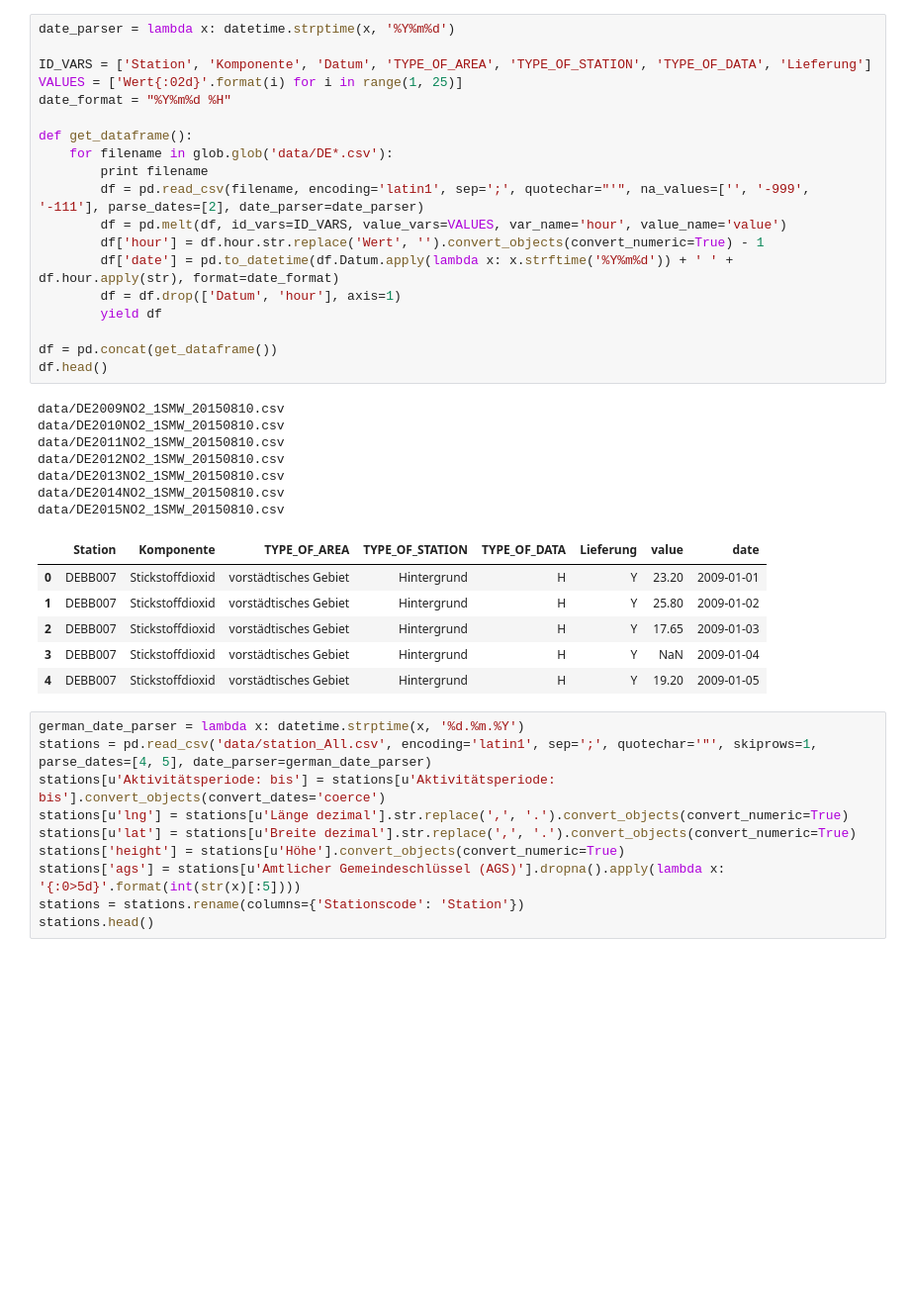
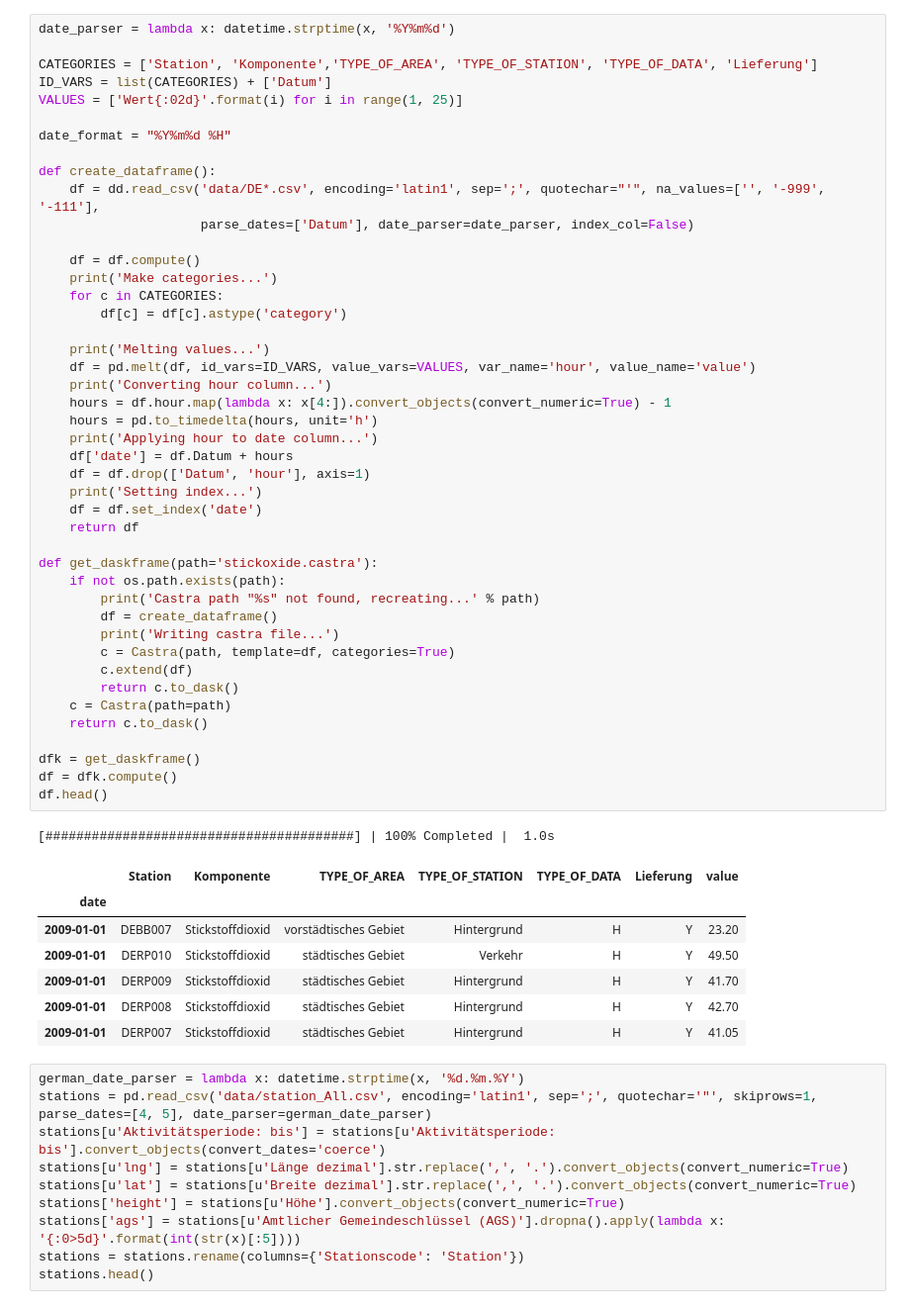
Before and after one commit to correctiv/stickoxide-notebook, a Jupyter notebook: stickoxide.ipynb, the cells around one changed output. Shown at 99% size. Saved outputs shown, nothing was run; the diff lists cells and outputs as text; blank space fills up the shorter version.

Commit message:
Update to use dask and castra to speed up reloading

```diff
--- a/stickoxide.ipynb
+++ b/stickoxide.ipynb
@@ -18,36 +29,56 @@ import seaborn as sns
 # %%
 date_parser = lambda x: datetime.strptime(x, '%Y%m%d')
 
-ID_VARS = ['Station', 'Komponente', 'Datum', 'TYPE_OF_AREA', 'TYPE_OF_STATION', 'TYPE_OF_DATA', 'Lieferung']
+CATEGORIES = ['Station', 'Komponente','TYPE_OF_AREA', 'TYPE_OF_STATION', 'TYPE_OF_DATA', 'Lieferung']
+ID_VARS = list(CATEGORIES) + ['Datum']
 VALUES = ['Wert{:02d}'.format(i) for i in range(1, 25)]
+
 date_format = "%Y%m%d %H"
 
-def get_dataframe():
-    for filename in glob.glob('data/DE*.csv'):
-        print filename
-        df = pd.read_csv(filename, encoding='latin1', sep=';', quotechar="'", na_values=['', '-999', '-111'], parse_dates=[2], date_parser=date_parser)
-        df = pd.melt(df, id_vars=ID_VARS, value_vars=VALUES, var_name='hour', value_name='value')
-        df['hour'] = df.hour.str.replace('Wert', '').convert_objects(convert_numeric=True) - 1
-        df['date'] = pd.to_datetime(df.Datum.apply(lambda x: x.strftime('%Y%m%d')) + ' ' + df.hour.apply(str), format=date_format)
-        df = df.drop(['Datum', 'hour'], axis=1)
-        yield df
+def create_dataframe():
+    df = dd.read_csv('data/DE*.csv', encoding='latin1', sep=';', quotechar="'", na_values=['', '-999', '-111'],
+                     parse_dates=['Datum'], date_parser=date_parser, index_col=False)
 
-df = pd.concat(get_dataframe())
+    df = df.compute()
+    print('Make categories...')
+    for c in CATEGORIES:
+        df[c] = df[c].astype('category')
+
+    print('Melting values...')
+    df = pd.melt(df, id_vars=ID_VARS, value_vars=VALUES, var_name='hour', value_name='value')
+    print('Converting hour column...')
+    hours = df.hour.map(lambda x: x[4:]).convert_objects(convert_numeric=True) - 1
+    hours = pd.to_timedelta(hours, unit='h')
+    print('Applying hour to date column...')
+    df['date'] = df.Datum + hours
+    df = df.drop(['Datum', 'hour'], axis=1)
+    print('Setting index...')
+    df = df.set_index('date')
+    return df
+
+def get_daskframe(path='stickoxide.castra'):
+    if not os.path.exists(path):
+        print('Castra path "%s" not found, recreating...' % path)
+        df = create_dataframe()
+        print('Writing castra file...')
+        c = Castra(path, template=df, categories=True)
+        c.extend(df)
+        return c.to_dask()
+    c = Castra(path=path)
+    return c.to_dask()
+
+dfk = get_daskframe()
+df = dfk.compute()
 df.head()
 # %% [output]
-data/DE2009NO2_1SMW_20150810.csv
-data/DE2010NO2_1SMW_20150810.csv
-data/DE2011NO2_1SMW_20150810.csv
-data/DE2012NO2_1SMW_20150810.csv
-data/DE2013NO2_1SMW_20150810.csv
-data/DE2014NO2_1SMW_20150810.csv
-data/DE2015NO2_1SMW_20150810.csv
+[########################################] | 100% Completed |  1.0s
-|  | Station | Komponente | TYPE_OF_AREA | TYPE_OF_STATION | TYPE_OF_DATA | Lieferung | value | date |
-| 0 | DEBB007 | Stickstoffdioxid | vorstädtisches Gebiet | Hintergrund | H | Y | 23.20 | 2009-01-01 |
-| 1 | DEBB007 | Stickstoffdioxid | vorstädtisches Gebiet | Hintergrund | H | Y | 25.80 | 2009-01-02 |
-| 2 | DEBB007 | Stickstoffdioxid | vorstädtisches Gebiet | Hintergrund | H | Y | 17.65 | 2009-01-03 |
-| 3 | DEBB007 | Stickstoffdioxid | vorstädtisches Gebiet | Hintergrund | H | Y | NaN | 2009-01-04 |
-| 4 | DEBB007 | Stickstoffdioxid | vorstädtisches Gebiet | Hintergrund | H | Y | 19.20 | 2009-01-05 |
+|  | Station | Komponente | TYPE_OF_AREA | TYPE_OF_STATION | TYPE_OF_DATA | Lieferung | value |
+| date |  |  |  |  |  |  |  |
+| 2009-01-01 | DEBB007 | Stickstoffdioxid | vorstädtisches Gebiet | Hintergrund | H | Y | 23.20 |
+| 2009-01-01 | DERP010 | Stickstoffdioxid | städtisches Gebiet | Verkehr | H | Y | 49.50 |
+| 2009-01-01 | DERP009 | Stickstoffdioxid | städtisches Gebiet | Hintergrund | H | Y | 41.70 |
+| 2009-01-01 | DERP008 | Stickstoffdioxid | städtisches Gebiet | Hintergrund | H | Y | 42.70 |
+| 2009-01-01 | DERP007 | Stickstoffdioxid | städtisches Gebiet | Hintergrund | H | Y | 41.05 |
 # %%
 german_date_parser = lambda x: datetime.strptime(x, '%d.%m.%Y')
 stations = pd.read_csv('data/station_All.csv', encoding='latin1', sep=';', quotechar='"', skiprows=1, parse_dates=[4, 5], date_parser=german_date_parser)
```
Also changed, not shown: parts of 9 cells of this notebook, 1 other file.
